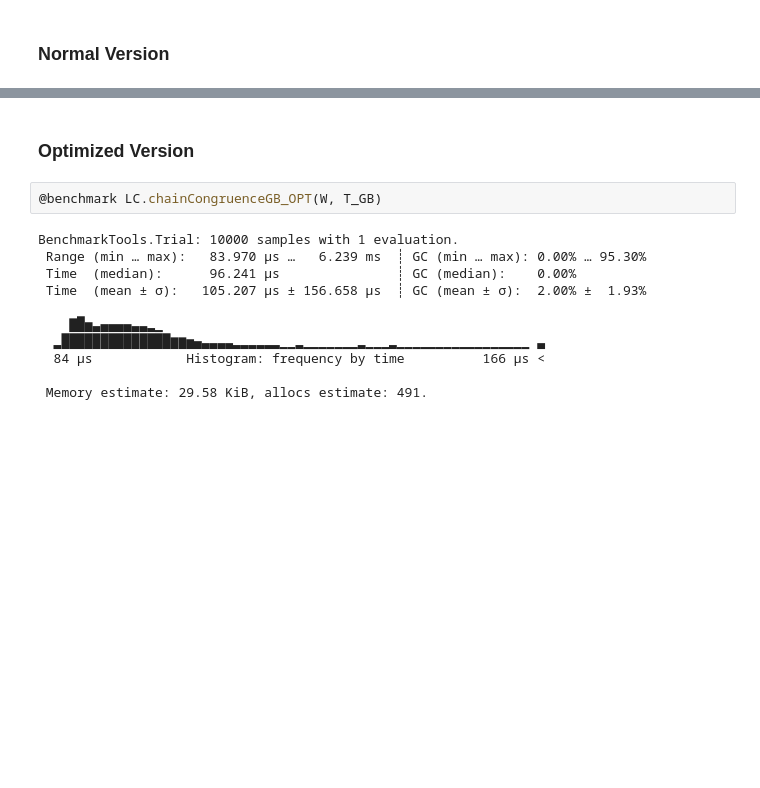
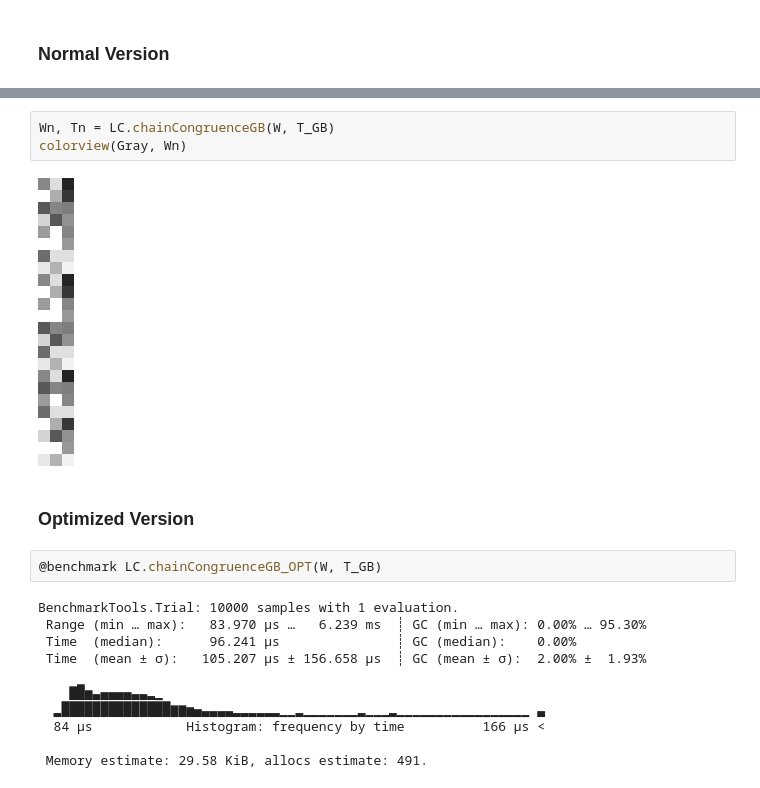
Before and after one commit to Panemiele/LarCongruence.jl, a Jupyter notebook: examples/[CPD22-7a] Studio Esecutivo - Notebook.ipynb, the cells around one changed output, grey strips where cells are left out. Cells and saved outputs as stored; diff of their text form; blank space fills up the shorter version.

```diff
--- a/examples/[CPD22-7a] Studio Esecutivo - Notebook.ipynb
+++ b/examples/[CPD22-7a] Studio Esecutivo - Notebook.ipynb
@@ -96,3 +139,8 @@ T_GB = [Delta_0_GB, Delta_1_GB]
+# %%
+Wn, Tn = LC.chainCongruenceGB(W, T_GB)
+colorview(Gray, Wn)
+# %% [output]
+[figure, added]
 # %% [markdown]
 ### Optimized Version
 # %%
```
Also changed, not shown: parts of 38 cells of this notebook, 2 other files.
